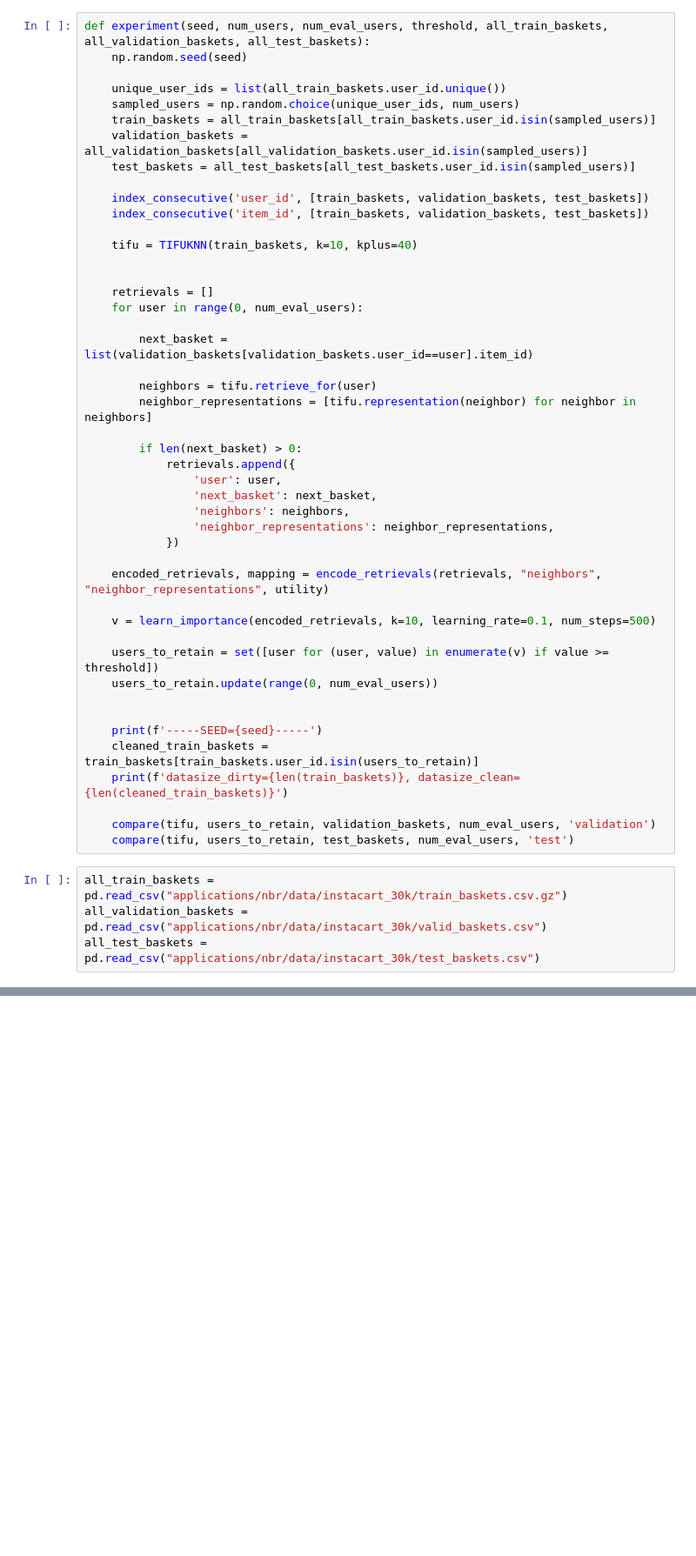
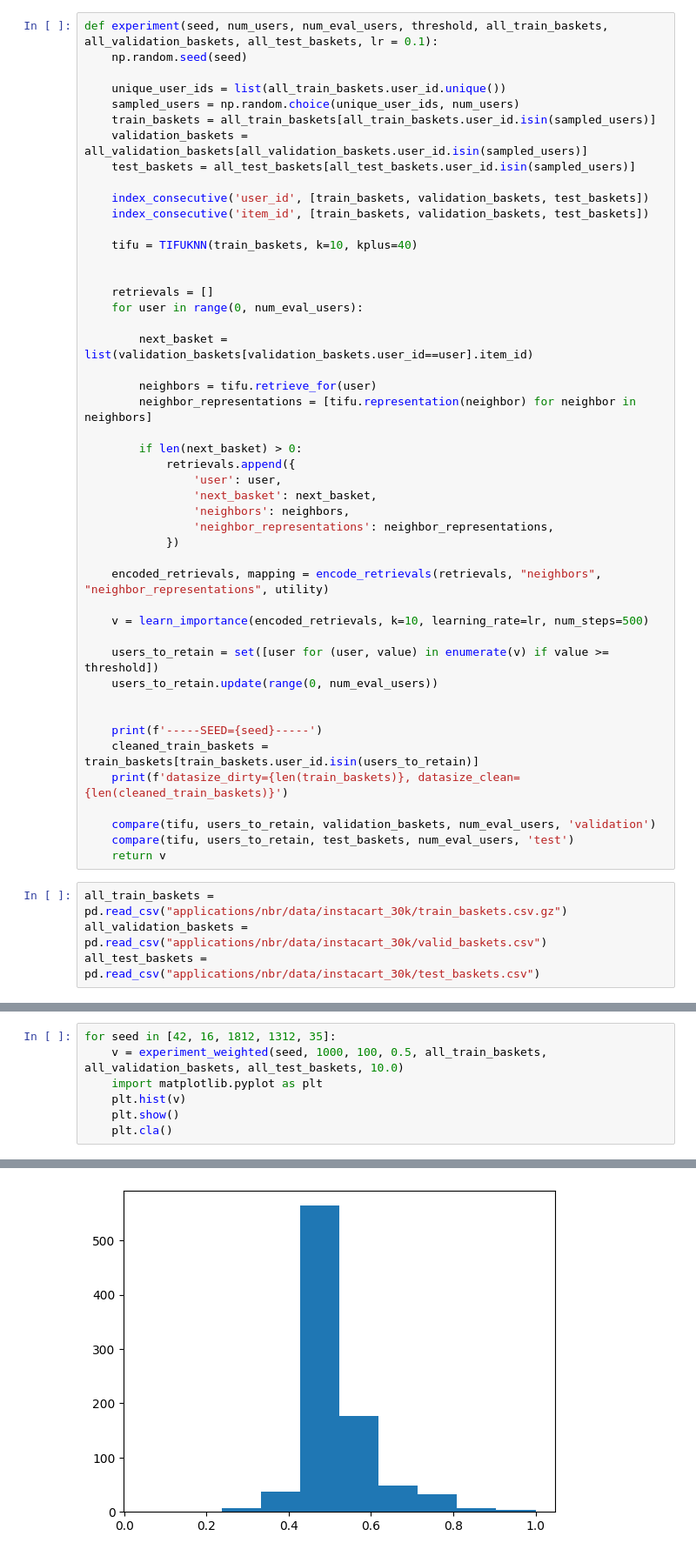
Before and after one commit to schelterlabs/retrieval_importance, a Jupyter notebook: tifu_instacart.ipynb, the cells around one changed output, grey strips where cells are left out. Shown at 87% size. Cells and saved outputs as stored; diff of their text form; blank space fills up the shorter version.

Commit message:
add weighted and mixed predictions

```diff
--- a/tifu_instacart.ipynb
+++ b/tifu_instacart.ipynb
@@ -54,7 +54,7 @@ def compare(tifu, users_to_retain, evaluation_baskets, num_eval_users, name):
     print(f'{name}, precision@5_dirty={np.mean(precisions_dirty):.5f}, precision@5_clean={np.mean(precisions_clean):.5f}')
     print(f'{name}, recall@5_dirty={np.mean(recalls_dirty):.5f}, recall@5_clean={np.mean(recalls_clean):.5f}')
 # %%
-def experiment(seed, num_users, num_eval_users, threshold, all_train_baskets, all_validation_baskets, all_test_baskets):
+def experiment(seed, num_users, num_eval_users, threshold, all_train_baskets, all_validation_baskets, all_test_baskets, lr = 0.1):
     np.random.seed(seed)
 
     unique_user_ids = list(all_train_baskets.user_id.unique())
@@ -87,7 +87,7 @@ def experiment(seed, num_users, num_eval_users, threshold, all_train_baskets, al
 
     encoded_retrievals, mapping = encode_retrievals(retrievals, "neighbors", "neighbor_representations", utility)
 
-    v = learn_importance(encoded_retrievals, k=10, learning_rate=0.1, num_steps=500)
+    v = learn_importance(encoded_retrievals, k=10, learning_rate=lr, num_steps=500)
 
     users_to_retain = set([user for (user, value) in enumerate(v) if value >= threshold])
     users_to_retain.update(range(0, num_eval_users))
@@ -99,6 +99,7 @@ def experiment(seed, num_users, num_eval_users, threshold, all_train_baskets, al
 
     compare(tifu, users_to_retain, validation_baskets, num_eval_users, 'validation')
     compare(tifu, users_to_retain, test_baskets, num_eval_users, 'test')
+    return v
 # %%
 all_train_baskets = pd.read_csv("applications/nbr/data/instacart_30k/train_baskets.csv.gz")
 all_validation_baskets = pd.read_csv("applications/nbr/data/instacart_30k/valid_baskets.csv")
@@ -126,0 +212,8 @@ test, recall@5_dirty=0.20391, recall@5_clean=0.20344
+# %%
+for seed in [42, 16, 1812, 1312, 35]:
+    v = experiment_weighted(seed, 1000, 100, 0.5, all_train_baskets, all_validation_baskets, all_test_baskets, 10.0)
+    import matplotlib.pyplot as plt
+    plt.hist(v)
+    plt.show()
+    plt.cla()
+# %% [output]
@@ -126,0 +228 @@ test, recall@5_dirty=0.20391, recall@5_clean=0.20344
+[figure, added]
```
Also changed, not shown: parts of 5 cells of this notebook, 1 other file.
